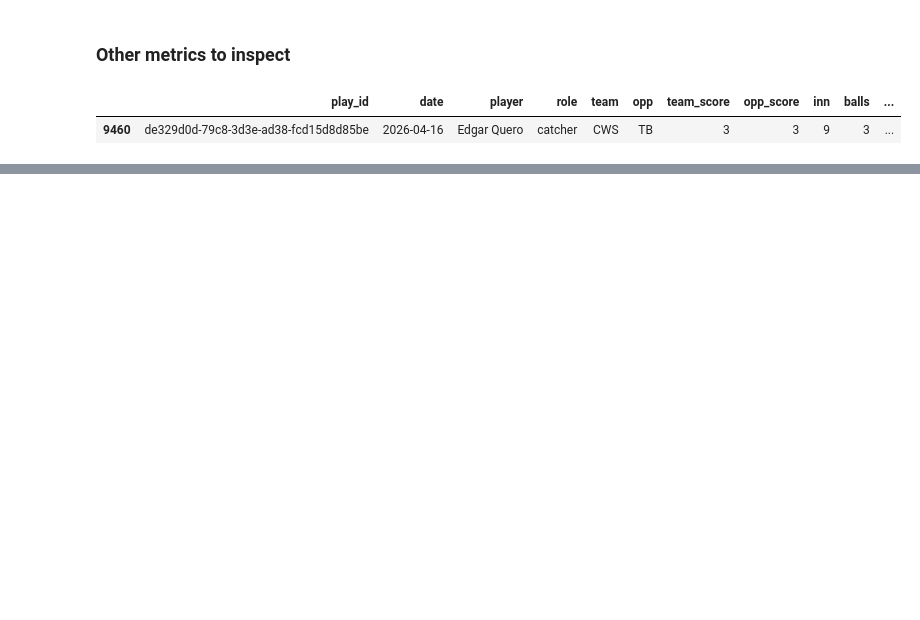
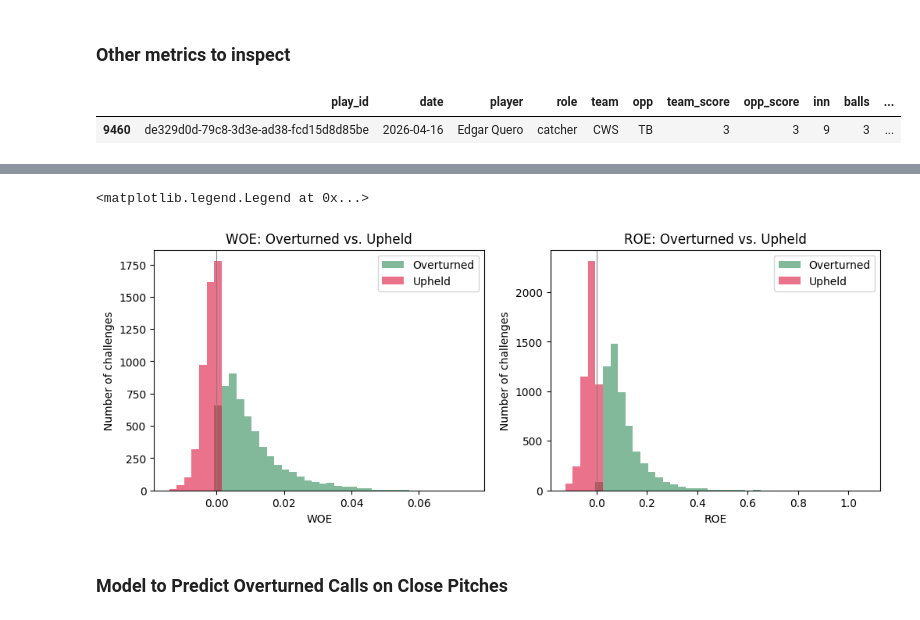
Before and after one commit to statzenthusiast921/ABS_Challenges, a Jupyter notebook: scripts/ABS EDA 10.17.26.ipynb, the cells around one changed output, grey strips where cells are left out. Drawn from its saved outputs; the diff is of its cells as text; code cells hidden in the pictures; blank space fills up the shorter version.

```diff
--- a/scripts/ABS EDA 10.17.26.ipynb
+++ b/scripts/ABS EDA 10.17.26.ipynb
@@ -652,0 +917,32 @@ division_lev_rank2('NL Central', 'very high')
+# %%
+won = df[df['result']]
+lost = df[~df['result']]
+bins1 = np.histogram_bin_edges(df['wins_over_expected'].dropna(), bins=40)
+bins2 = np.histogram_bin_edges(df['runs_over_expected'].dropna(), bins=40)
+
+fig, axes = plt.subplots(1, 2, figsize=(12, 4))
+
+# ----- WOE
+ax = axes[0]
+ax.hist(won['wins_over_expected'], bins=bins1, alpha=0.6, color='seagreen', label='Overturned')
+ax.hist(lost['wins_over_expected'], bins=bins1, alpha=0.6, color='crimson', label='Upheld')
+ax.axvline(0, color='gray', lw=0.8)
+ax.set_title('WOE: Overturned vs. Upheld')
+ax.set_xlabel('WOE')
+ax.set_ylabel('Number of challenges')
+ax.legend()
+
+# ----- ROE
+ax = axes[1]
+ax.hist(won['runs_over_expected'], bins=bins2, alpha=0.6, color='seagreen', label='Overturned')
+ax.hist(lost['runs_over_expected'], bins=bins2, alpha=0.6, color='crimson', label='Upheld')
+ax.axvline(0, color='gray', lw=0.8)
+ax.set_title('ROE: Overturned vs. Upheld')
+ax.set_xlabel('ROE')
+ax.set_ylabel('Number of challenges')
+ax.legend()
+# %% [output]
+<matplotlib.legend.Legend at 0x...>
+[figure, added]
+# %% [markdown]
+### Model to Predict Overturned Calls on Close Pitches
```
Also changed, not shown: parts of 31 cells of this notebook.
